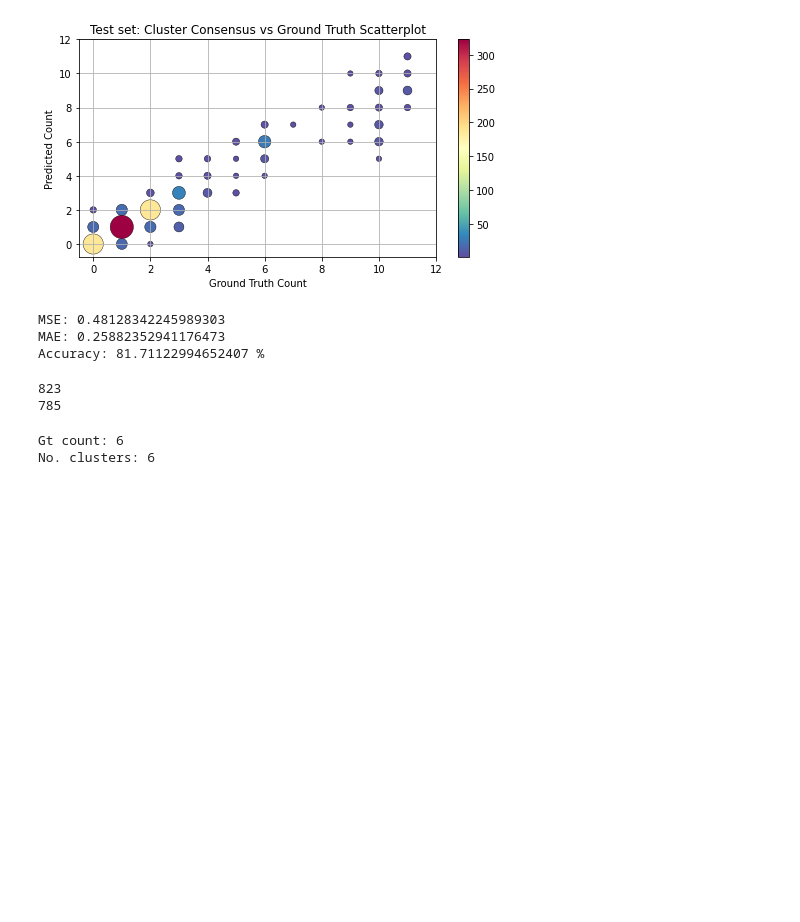
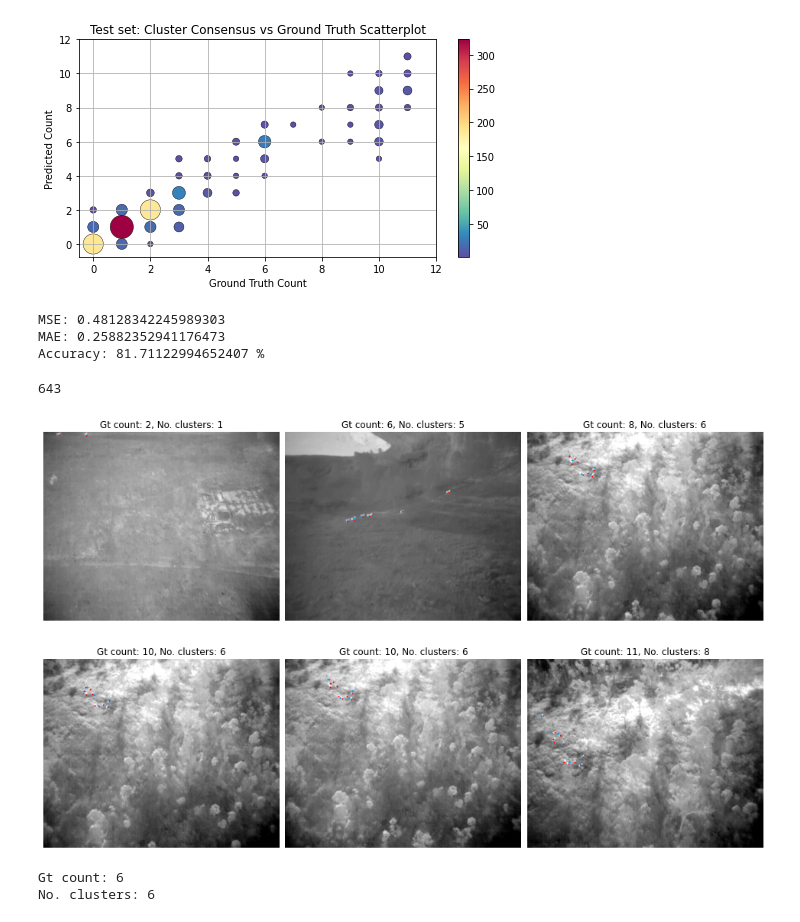
Before and after one commit to crystallcx/CrowdCounting-P2PNet, a Jupyter notebook: vis/visualise_results.ipynb, the cells around one changed output. Drawn from its saved outputs; the diff is of its cells as text; code cells hidden in the pictures; blank space fills up the shorter version.

Commit message:
vis script update after shifting p2p outputs to correct dir

```diff
--- a/vis/visualise_results.ipynb
+++ b/vis/visualise_results.ipynb
@@ -309,7 +249,7 @@ for line in gt_test:
 gt_test_sorted = sorted(gt_pts_test, key=lambda tup: tup[0])
 test_x = column(gt_test_sorted, 1)
 # %%
-def cluster_img(k, num_trains, eps=5, min_samples = 3, img=False): #outputs filename, no.clusters, mean co-ords
+def cluster_img(k, num_trains, eps, min_samples, img=False): #outputs filename, no.clusters, mean co-ords
     pts = []
     Y = []
 
@@ -318,6 +258,7 @@ def cluster_img(k, num_trains, eps=5, min_samples = 3, img=False): #outputs file
     # Obtain pred points from all 5 trains and store in array Y
     for i in range(num_trains):
         pts_path = (os.path.join(p2p_dir,"vis","run_"+str(i+1),test_array[k][0]+'.txt'))
+
         with open(pts_path) as load_file:
             pts.append([(line.split()) for line in load_file])
 
@@ -373,12 +314,13 @@ def cluster_img(k, num_trains, eps=5, min_samples = 3, img=False): #outputs file
 
     return[filename, K, means]
 # %%
-def cluster_all(eps=5, min_samples=3):
+def cluster_all(num_trains, eps=5, min_samples=3):
     cluster_points=[]
     # cluster(860, 5, min_samples = 3)
     for m in range(len(gt_test)):
-        cluster_points.append(cluster_img(m, 10, eps, min_samples, img=False))
+        cluster_points.append(cluster_img(m, num_trains, eps, min_samples, img=False))
     return cluster_points
 # %%
 # >> WARNING: TAKES ABOUT 8 MINUTES << Obtain cluster results from all images in test set
-cluster_pts = cluster_all(5.5,5)
+num_trains = 10
+cluster_pts = cluster_all(num_trains,5.5,5)
@@ -428,7 +371,7 @@ Accuracy: 81.71122994652407 %
 zipped = tuple(zip(test_x,test_y))
 querynames =[]
 for i in range(len(gt_test)):
-    if zipped[i] == (3,5):
+    if zipped[i] == (2,0):
         querynames.append(gt_test_sorted[i][0])
         # teststring = gt_test_sorted[i][0]
 
@@ -437,8 +380,65 @@ for qname in querynames:
         if gt_test[i][0]==qname:
             print(i)
 # %% [output]
-823
-785
+643
+# %%
+randnums = [823,897, 921,  896, 864, 891, 747, 828 ] #6.6, 3
+randnums = [643,874,891,908,897,921]  #5.5, 5
+
+num_trains=5
+eps=6.6
+min_samples=3
+
+fig = plt.figure(figsize=[17, 10])
+for i in range(len(randnums)):
+    k = randnums[i]
+    pts=[]
+    Y = []
+    X = []
+
+    # Obtain pred points from all 5 trains and store in array Y
+    for ii in range(num_trains):
+        pts_path = (os.path.join(p2p_dir,"vis","run_"+str(ii+1),test_array[k][0]+'.txt'))
+        with open(pts_path) as load_file:
+            pts.append([(line.split()) for line in load_file])
+
+    for ii in range(num_trains):
+        for p in pts[ii]:
+            x = int(float(p[0])*640)
+            y = int(float(p[1])*512)
+            Y.append([x,y])
+    Y = np.array(Y)
+
+    clustering = DBSCAN(eps=eps, min_samples=min_samples).fit(Y)
+    labels = clustering.labels_ # measure the performance of dbscan algo
+    K = len(set(labels)) - (1 if -1 in labels else 0) # number of clusters
+
+    # Find Cluster means
+    means = np.array([Y[labels == ii].mean(axis=0) for ii in range(0, K)])
+    means = means.astype(int)
+
+    # Obtain gt points
+    with open(os.path.join(db_dir,"test",test_array[k][0]+'.txt')) as load_file:
+        gt_points = [(line.split()) for line in load_file]
+    for p in gt_points:
+        x = int(float(p[1])*640)
+        y = int(float(p[2])*512)
+        X.append([x,y])
+    X = np.array(X)
+
+    ax = fig.add_subplot(2, 3, i+1)
+    ax.imshow(test_array[k][2])
+    if not means.size==0:
+        ax.scatter((np.array(means)[:,0]), (np.array(means)[:,1]), s=2, c='xkcd:azure') # plot consensus detections
+    ax.scatter(X[:,0], X[:,1], c='r', s=1) # plot cluster vis
+    plt.title("Gt count: {}, No. clusters: {}".format(len(gt_points), K), fontsize=12)
+    ax.axis('off')
+
+plt.subplots_adjust(wspace=0 )
+
+# fig.savefig('consensus_undercount_examples.png', bbox_inches='tight', dpi=100)
+# %% [output]
+[figure, added]
 # %%
 filename, K, means = cluster_img(870,6.6,3,True)
 # %% [output]
```
Also changed, not shown: parts of 27 cells of this notebook.
